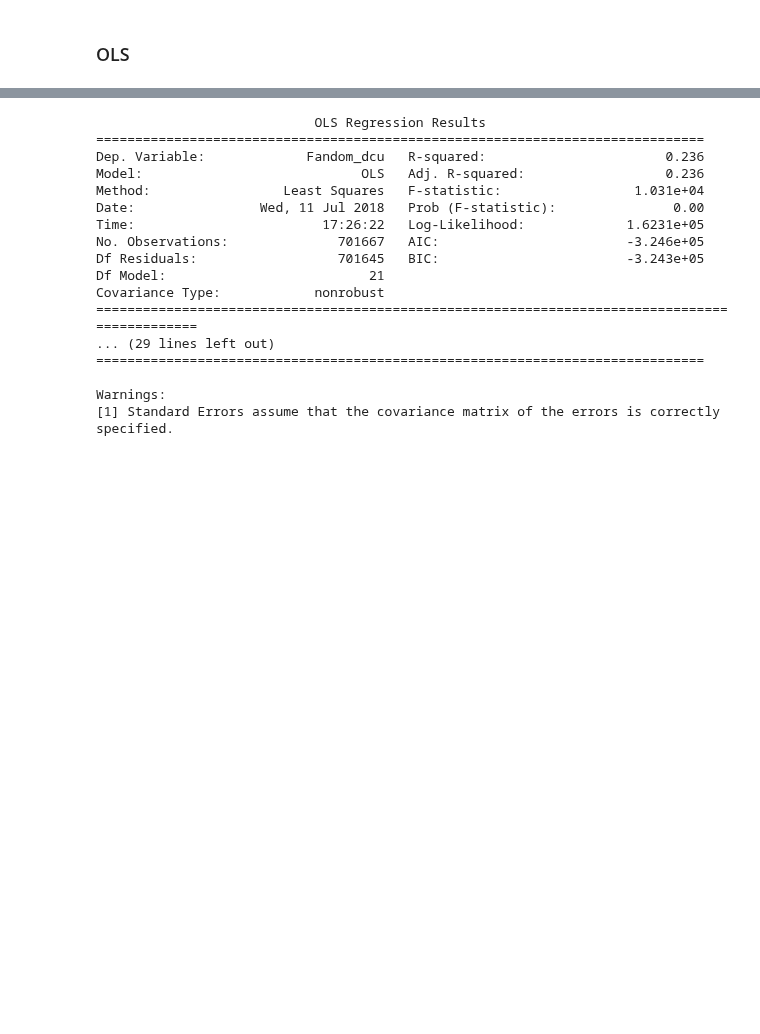
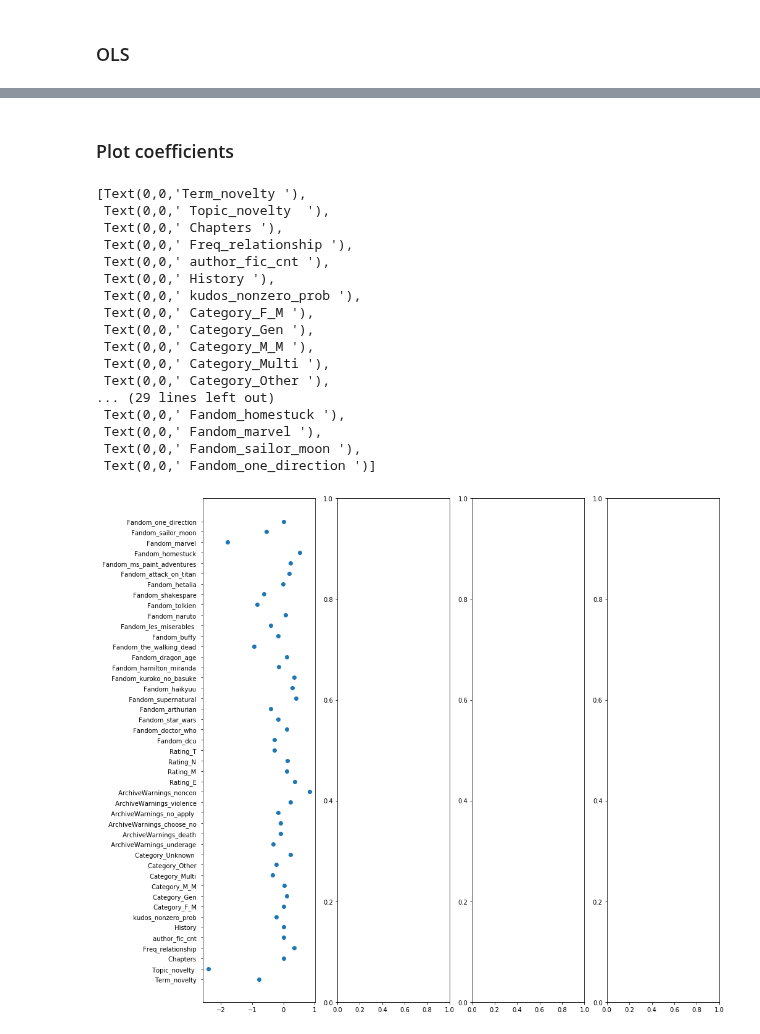
Before and after one commit to yzjing/ao3_old, a Jupyter notebook: exps/20180604_regression/2-step.ipynb, the cells around one changed output, grey strips where cells are left out. Cells and saved outputs as stored; diff of their text form; code cells hidden in the pictures; blank space fills up the shorter version.

```diff
--- a/exps/20180604_regression/2-step.ipynb
+++ b/exps/20180604_regression/2-step.ipynb
@@ -122,30 +145,49 @@ strong multicollinearity problems or that the design matrix is singular.
 # for item in ['Term_novelty', 'Topic_novelty']:
 #     fig = plt.figure(figsize=(12,8))
 #     fig = sm.graphics.plot_regress_exog(model, item, fig=fig)
+# %% [markdown]
+### Plot coefficients
 # %%
-model = ols("Fandom_dcu ~ Fandom_star_wars + Fandom_arthurian + \
- Fandom_supernatural + Fandom_haikyuu + Fandom_kuroko_no_basuke + Fandom_hamilton_miranda\
- + Fandom_dragon_age + Fandom_the_walking_dead + Fandom_buffy + Fandom_les_miserables \
- + Fandom_naruto + Fandom_tolkien + Fandom_shakespare + Fandom_hetalia + \
- Fandom_attack_on_titan + Fandom_ms_paint_adventures + Fandom_homestuck +\
- Fandom_marvel + Fandom_sailor_moon + Fandom_one_direction + Fandom_sherlock", data = df_all_log).fit()
+ylabels = ['Term_novelty ',' Topic_novelty \
+ ',' Chapters ',' Freq_relationship ',' author_fic_cnt ',' History ',\
+' Category_F_M ',' Category_Gen ',' Category_M_M ',' Category_Multi ',' Category_Other ',' Category_Unknown \
+ ',' ArchiveWarnings_underage ',' ArchiveWarnings_death ',' ArchiveWarnings_choose_no ','\
+ ArchiveWarnings_no_apply  ',' ArchiveWarnings_violence ','\
+ ArchiveWarnings_noncon ',' Rating_E ',' Rating_M ',' Rating_N ',' Rating_T\
+ ',' Fandom_dcu ',' Fandom_doctor_who ',' Fandom_star_wars ',' Fandom_arthurian ',' \
+ Fandom_supernatural ',' Fandom_haikyuu ',' Fandom_kuroko_no_basuke ',' Fandom_hamilton_miranda\
+ ',' Fandom_dragon_age ',' Fandom_the_walking_dead ',' Fandom_buffy ',' Fandom_les_miserables \
+ ',' Fandom_naruto ',' Fandom_tolkien ',' Fandom_shakespare ',' Fandom_hetalia ',' \
+ Fandom_attack_on_titan ',' Fandom_ms_paint_adventures ',' Fandom_homestuck ','\
+ Fandom_marvel ',' Fandom_sailor_moon ',' Fandom_one_direction ',' Fandom_sherlock']
-# %%
-print(model.summary())
-# %% [output]
-                            OLS Regression Results
-==============================================================================
-Dep. Variable:             Fandom_dcu   R-squared:                       0.236
-Model:                            OLS   Adj. R-squared:                  0.236
-Method:                 Least Squares   F-statistic:                 1.031e+04
-Date:                Wed, 11 Jul 2018   Prob (F-statistic):               0.00
-Time:                        17:26:22   Log-Likelihood:             1.6231e+05
-No. Observations:              701667   AIC:                        -3.246e+05
-Df Residuals:                  701645   BIC:                        -3.243e+05
-Df Model:                          21
-Covariance Type:            nonrobust
-==============================================================================================
-... (29 lines left out)
-==============================================================================
-
-Warnings:
-[1] Standard Errors assume that the covariance matrix of the errors is correctly specified.
+# %%
+kudos_coef = [-0.7892,-2.4062,0.0110,0.3325,-7.516e-06,-0.0001,-0.2264,3.281e-05, 0.1078,\
+             0.0315, -0.3563, -0.2223 , 0.2215 , -0.3268 ,  -0.0879 , -0.0980, -0.1730, 0.2143,\
+             0.8249, 0.3580, 0.1016, 0.1239, -0.2930, -0.2930, 0.1082, -0.1814, -0.4136, 0.4002, 0.2901, 0.3397, \
+             -0.1602, 0.1056, -0.9401, -0.1667, -0.4074, 0.0626, -0.8399, -0.6205, -0.0181, 0.1921, 0.2148, 0.5203, \
+             -1.7978, -0.5417, 0.0052]
+# %%
+fig, ax = plt.subplots(1,4,figsize = (15,15))
+
+ax[0].scatter(kudos_coef, range(len(kudos_coef)))
+ax[0].set_yticks(range(len(kudos_coef)))
+ax[0].set_yticklabels(ylabels)
+# %% [output]
+[Text(0,0,'Term_novelty '),
+ Text(0,0,' Topic_novelty  '),
+ Text(0,0,' Chapters '),
+ Text(0,0,' Freq_relationship '),
+ Text(0,0,' author_fic_cnt '),
+ Text(0,0,' History '),
+ Text(0,0,' kudos_nonzero_prob '),
+ Text(0,0,' Category_F_M '),
+ Text(0,0,' Category_Gen '),
+ Text(0,0,' Category_M_M '),
+ Text(0,0,' Category_Multi '),
+ Text(0,0,' Category_Other '),
+... (29 lines left out)
+ Text(0,0,' Fandom_homestuck '),
+ Text(0,0,' Fandom_marvel '),
+ Text(0,0,' Fandom_sailor_moon '),
+ Text(0,0,' Fandom_one_direction ')]
+[figure, added]
```
Also changed, not shown: parts of 8 cells of this notebook, 4 other files.
